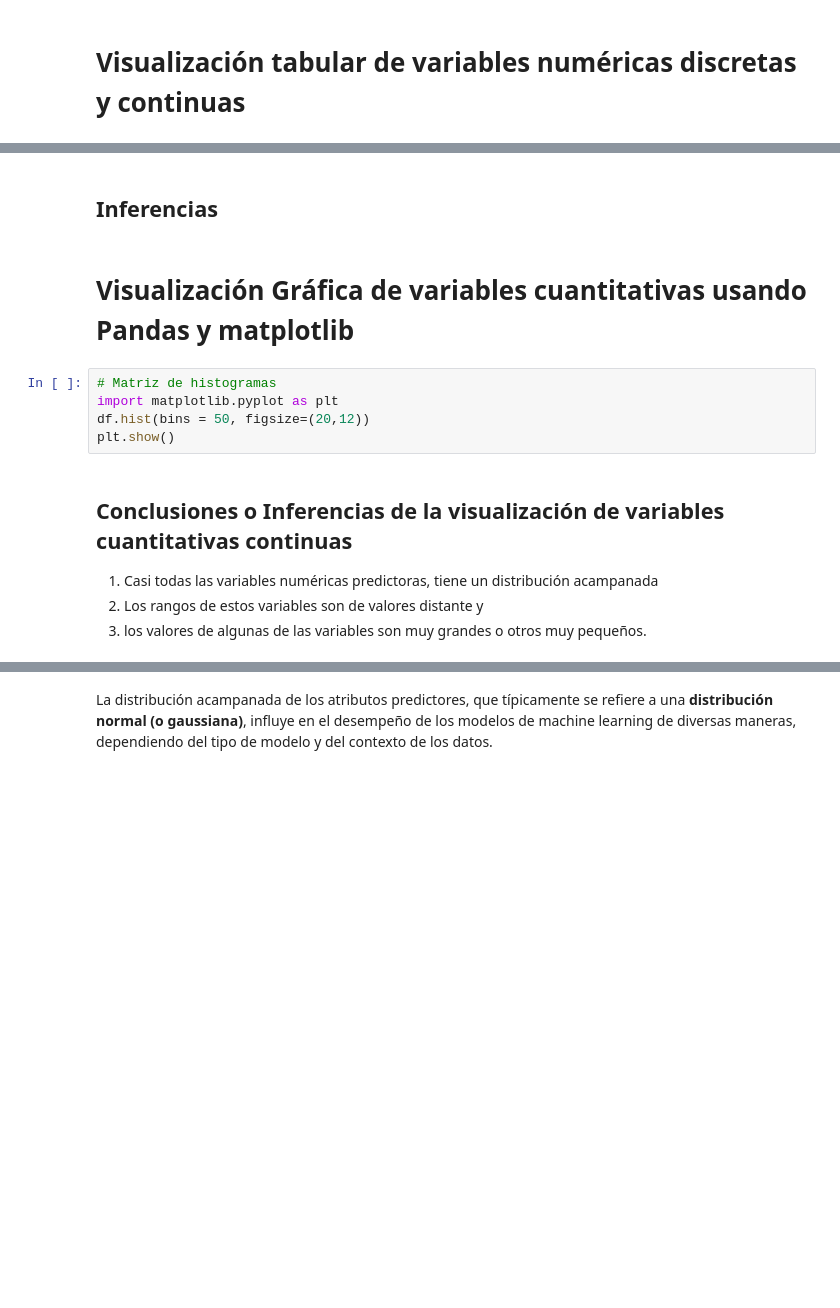
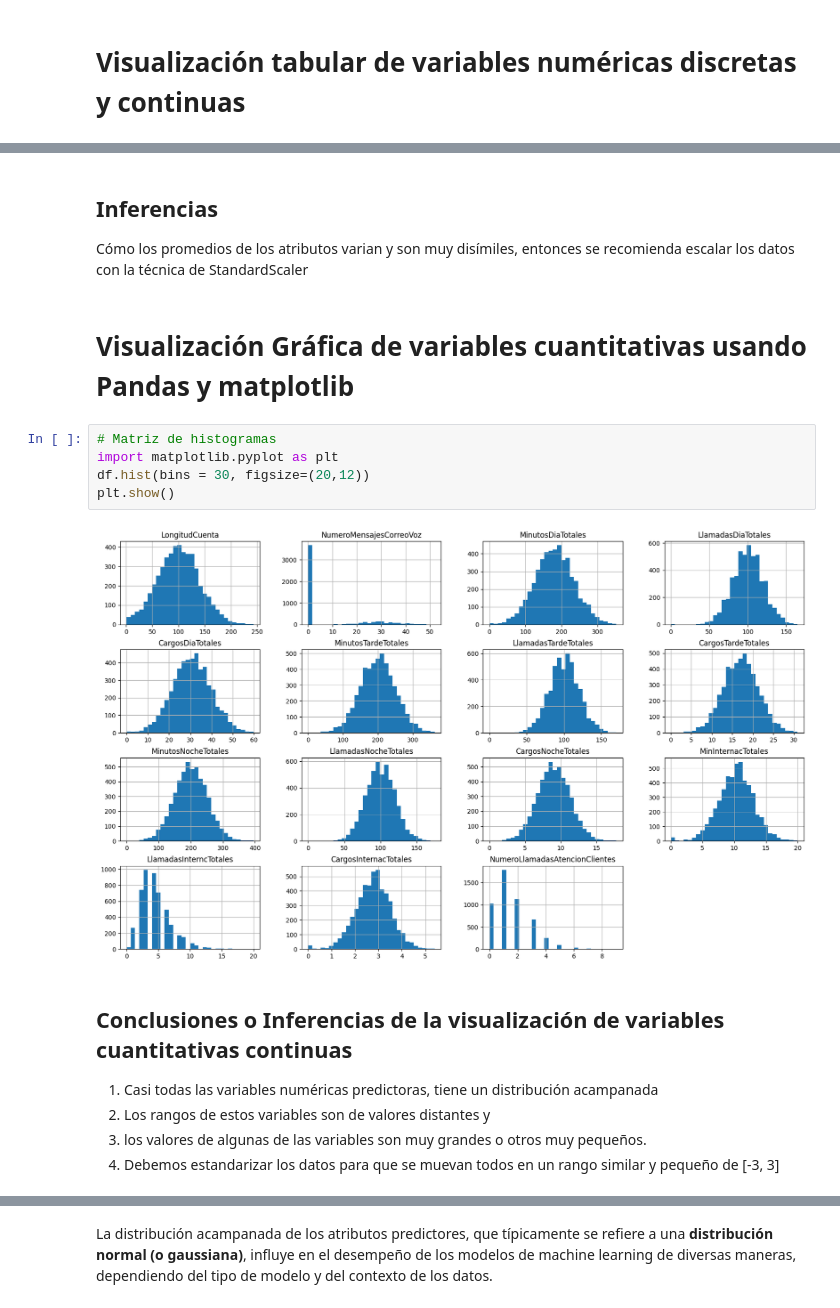
Before and after one commit to marco-canas/extension, a Jupyter notebook: taller_g_lideres/6_churn/1_analisis_abandono.ipynb, the cells around one changed output, grey strips where cells are left out. Saved outputs shown, nothing was run; the diff lists cells and outputs as text; blank space fills up the shorter version.

Commit message:
ya programé el preprocesamiento de los datos

```diff
--- a/taller_g_lideres/6_churn/1_analisis_abandono.ipynb
+++ b/taller_g_lideres/6_churn/1_analisis_abandono.ipynb
@@ -334,15 +378,20 @@ df.describe(include='all')
 # %% [markdown]
 ## Inferencias
+
+Cómo los promedios de los atributos varian y son muy disímiles, entonces se recomienda escalar los datos con la técnica de StandardScaler
 # %% [markdown]
 # Visualización Gráfica de variables cuantitativas usando Pandas y matplotlib
 # %%
 # Matriz de histogramas
 import matplotlib.pyplot as plt
-df.hist(bins = 50, figsize=(20,12))
+df.hist(bins = 30, figsize=(20,12))
 plt.show()
+# %% [output]
+[figure, added]
 # %% [markdown]
 ## Conclusiones o Inferencias de la visualización de variables cuantitativas continuas
 
 1. Casi todas las variables numéricas predictoras, tiene un distribución acampanada
-2. Los rangos de estos variables son de valores distante y
+2. Los rangos de estos variables son de valores distantes y
 3. los valores de algunas de las variables son muy grandes o otros muy pequeños.
+4. Debemos estandarizar los datos para que se muevan todos en un rango similar y pequeño de [-3, 3]
```
Also changed, not shown: parts of 38 cells of this notebook, 3 other files.
